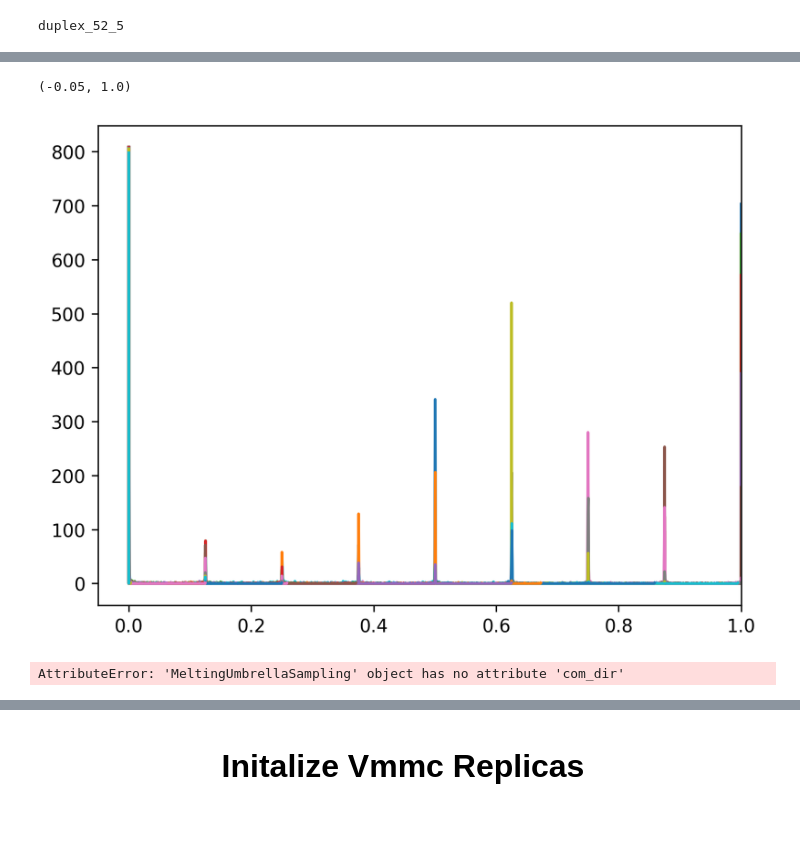
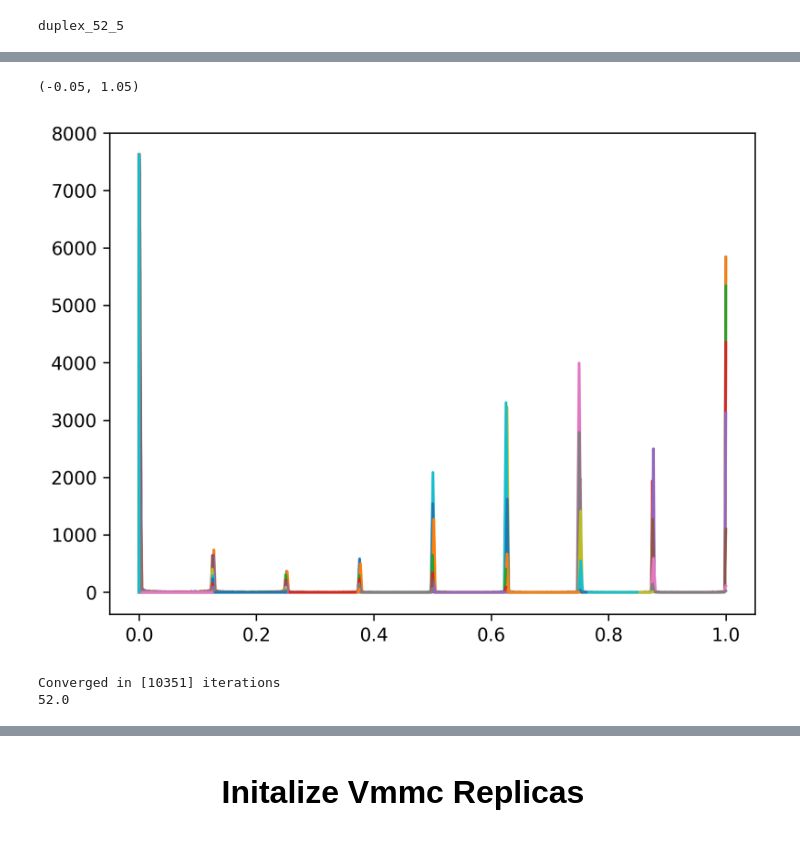
Before and after one commit to mlsample/ipy_oxDNA, a Jupyter notebook: examples/notebooks/melting/duplex_force_file_added.ipynb, the cells around one changed output, grey strips where cells are left out. Saved outputs shown, nothing was run; the diff lists cells and outputs as text; code cells hidden in the pictures.

```diff
--- a/examples/notebooks/melting/duplex_force_file_added.ipynb
+++ b/examples/notebooks/melting/duplex_force_file_added.ipynb
@@ -185,18 +133,18 @@ for idx, obs in enumerate(my_obs):
 # %%
-us_list[0].read_hb_contacts(sim_type='prod')
+us_list[0].read_hb_contacts(sim_type='eq')
 
 min_len = min([len(inner_list) for inner_list in us_list[0].hb_contacts_by_window.values()])
 truncated_hb_contacts_by_window = np.array([value[:min_len] for value in us_list[0].hb_contacts_by_window.values()]).squeeze()
 
 fig, ax = plt.subplots(dpi=300)
 for hb_contacts in truncated_hb_contacts_by_window:
 
-    H, bins = np.histogram(hb_contacts, bins=1000)
+    H, bins = np.histogram(hb_contacts, bins=300)
     ax.plot(bins[1:], H)
-ax.set_xlim(-0.05, 1)
+ax.set_xlim(-0.05, 1.05)
 # %% [output]
-(-0.05, 1.0)
+(-0.05, 1.05)
-[figure, old version]
+[figure, new version]
 # %%
 for sim in us_list[0].pre_equlibration_sims[::5]:
     sim.analysis.view_last()
@@ -206,7 +154,7 @@ xmax = 15
 # temp_range = np.linspace(45, 65, 41)
 temp_range = np.array([52])
 # temp_range = np.array([20, 30, 40, 45, 50, 51, 52, 53, 54, 55, 56, 57, 58, 60, 70, 80])
-n_bins = 1000
+n_bins = 200
 max_hb = 8
 epsilon = 1e-6
 convergence_slice = 1
@@ -216,4 +164,5 @@ us_list[0].wham_cont_and_disc_temp_interp_converg_analysis(convergence_slice, te
                                                            epsilon=epsilon, reread_files=False,
                                                            all_observables=True)
 # %% [output]
-AttributeError: 'MeltingUmbrellaSampling' object has no attribute 'com_dir'
+Converged in [10351] iterations
+52.0
```
Also changed, not shown: parts of 8 cells of this notebook, 1 other file.
